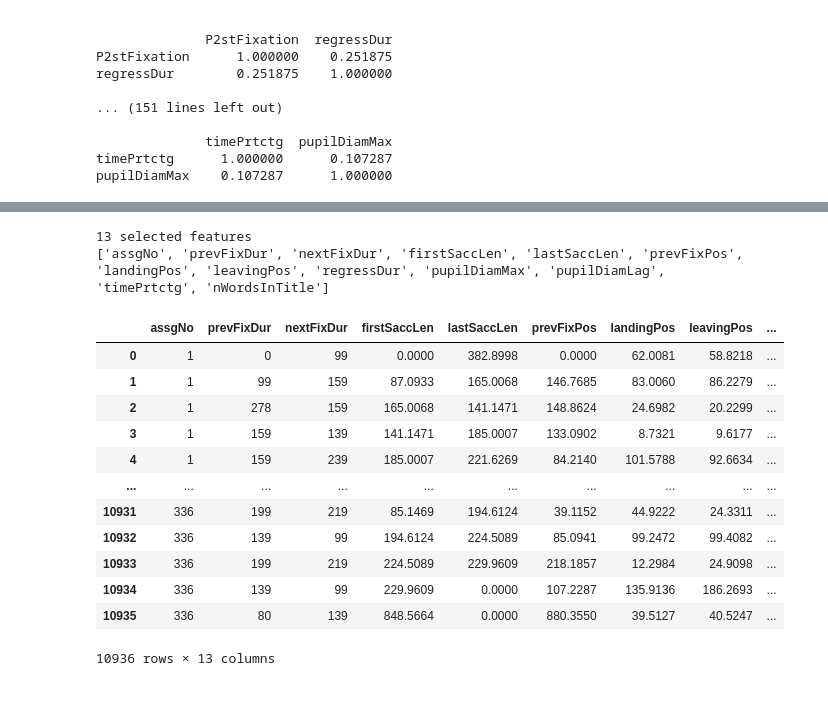
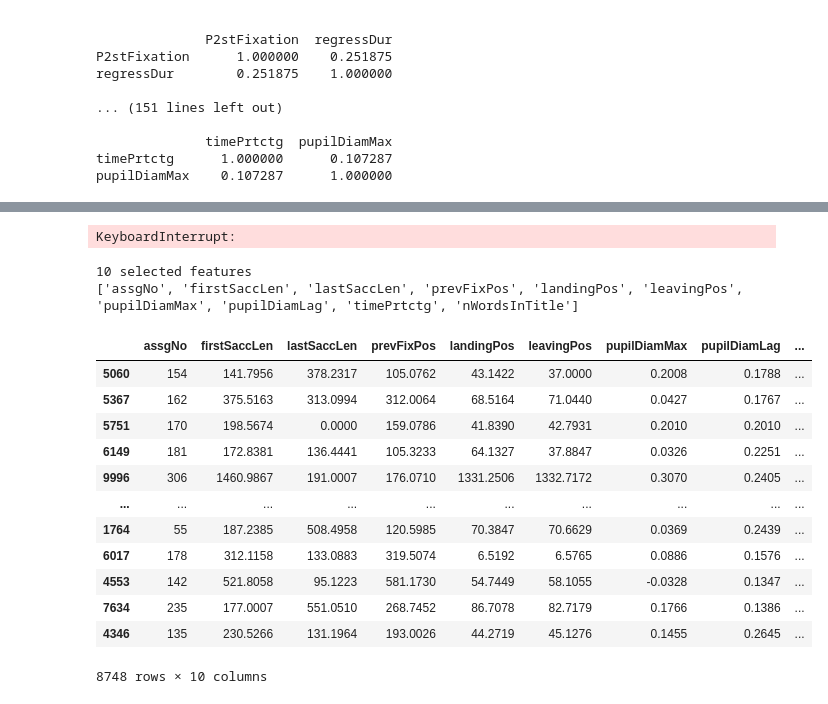
Before and after one commit to adiv413/eye-movement-classifier, a Jupyter notebook: data_preprocessing.ipynb, the cells around one changed output, grey strips where cells are left out. Cells and saved outputs as stored; diff of their text form; code cells hidden in the pictures.

Commit message:
Add ensemble models for testing

```diff
--- a/data_preprocessing.ipynb
+++ b/data_preprocessing.ipynb
@@ -216,9 +217,9 @@ support = selector.get_support()
 best_features = x.loc[:,support].columns.tolist()
 print(str(len(best_features)), 'selected features')
 print(best_features)
-df_preprocessed_lasso = df2
+df_preprocessed_lasso = x
 
-for i in df2.columns:
+for i in x.columns:
     if i not in best_features:
         df_preprocessed_lasso = df_preprocessed_lasso.drop(columns=[i,], axis=1)
 
@@ -242,35 +243,63 @@ df_preprocessed_lasso
+# %%
+# perform attribute selection with RFECV + random forests
+# RFE (Recursive Feature Elimination) feeds the data to a model, evaluates the performance for each attribute
+# and deletes attributes which don't perform well enough
+from sklearn.ensemble import GradientBoostingClassifier
+
+rfe = RFECV(estimator=GradientBoostingClassifier(n_estimators=100), min_features_to_select=6, step=2)
+fit = rfe.fit(x, y)
+best_features = []
+print(len(fit.support_))
+print(len(x.columns))
+for i in range(len(fit.support_)):
+    if fit.support_[i]:
+        best_features.append(x.columns[i])
+
+print(best_features)
+df_preprocessed_gb = x
+
+for i in x.columns:
+    if i not in best_features:
+        df_preprocessed_gb = df_preprocessed_gb.drop(columns=[i,], axis=1)
+
+df_preprocessed_gb
+# %% [output]
+KeyboardInterrupt:
 # %%
-from sklearn.ensemble import RandomForestClassifier
+from lightgbm import LGBMClassifier
 
-selector = SelectFromModel(RandomForestClassifier(n_estimators=100))
+lgbc = LGBMClassifier(n_estimators=500, learning_rate=0.05, num_leaves=32, colsample_bytree=0.2,
+            reg_alpha=3, reg_lambda=1, min_split_gain=0.01, min_child_weight=40)
+
+selector = SelectFromModel(lgbc)
 selector.fit(x, y)
 
 
 support = selector.get_support()
 best_features = x.loc[:,support].columns.tolist()
 print(str(len(best_features)), 'selected features')
 print(best_features)
 
-df_preprocessed_randomforest = df2
+df_preprocessed_lgbm = x
 
-for i in df2.columns:
+for i in x.columns:
     if i not in best_features:
-        df_preprocessed_randomforest = df_preprocessed_randomforest.drop(columns=[i,], axis=1)
+        df_preprocessed_lgbm = df_preprocessed_lgbm.drop(columns=[i,], axis=1)
 
-df_preprocessed_randomforest
+df_preprocessed_lgbm
 # %% [output]
-13 selected features
-['assgNo', 'prevFixDur', 'nextFixDur', 'firstSaccLen', 'lastSaccLen', 'prevFixPos', 'landingPos', 'leavingPos', 'regressDur', 'pupilDiamMax', 'pupilDiamLag', 'timePrtctg', 'nWordsInTitle']
+10 selected features
+['assgNo', 'firstSaccLen', 'lastSaccLen', 'prevFixPos', 'landingPos', 'leavingPos', 'pupilDiamMax', 'pupilDiamLag', 'timePrtctg', 'nWordsInTitle']
-|  | assgNo | prevFixDur | nextFixDur | firstSaccLen | lastSaccLen | prevFixPos | landingPos | leavingPos | ... |
-| 0 | 1 | 0 | 99 | 0.0000 | 382.8998 | 0.0000 | 62.0081 | 58.8218 | ... |
-| 1 | 1 | 99 | 159 | 87.0933 | 165.0068 | 146.7685 | 83.0060 | 86.2279 | ... |
-| 2 | 1 | 278 | 159 | 165.0068 | 141.1471 | 148.8624 | 24.6982 | 20.2299 | ... |
-| 3 | 1 | 159 | 139 | 141.1471 | 185.0007 | 133.0902 | 8.7321 | 9.6177 | ... |
-| 4 | 1 | 159 | 239 | 185.0007 | 221.6269 | 84.2140 | 101.5788 | 92.6634 | ... |
+|  | assgNo | firstSaccLen | lastSaccLen | prevFixPos | landingPos | leavingPos | pupilDiamMax | pupilDiamLag | ... |
+| 5060 | 154 | 141.7956 | 378.2317 | 105.0762 | 43.1422 | 37.0000 | 0.2008 | 0.1788 | ... |
+| 5367 | 162 | 375.5163 | 313.0994 | 312.0064 | 68.5164 | 71.0440 | 0.0427 | 0.1767 | ... |
+| 5751 | 170 | 198.5674 | 0.0000 | 159.0786 | 41.8390 | 42.7931 | 0.2010 | 0.2010 | ... |
+| 6149 | 181 | 172.8381 | 136.4441 | 105.3233 | 64.1327 | 37.8847 | 0.0326 | 0.2251 | ... |
+| 9996 | 306 | 1460.9867 | 191.0007 | 176.0710 | 1331.2506 | 1332.7172 | 0.3070 | 0.2405 | ... |
 | ... | ... | ... | ... | ... | ... | ... | ... | ... | ... |
-| 10931 | 336 | 199 | 219 | 85.1469 | 194.6124 | 39.1152 | 44.9222 | 24.3311 | ... |
-| 10932 | 336 | 139 | 99 | 194.6124 | 224.5089 | 85.0941 | 99.2472 | 99.4082 | ... |
-| 10933 | 336 | 199 | 219 | 224.5089 | 229.9609 | 218.1857 | 12.2984 | 24.9098 | ... |
-| 10934 | 336 | 139 | 99 | 229.9609 | 0.0000 | 107.2287 | 135.9136 | 186.2693 | ... |
-| 10935 | 336 | 80 | 139 | 848.5664 | 0.0000 | 880.3550 | 39.5127 | 40.5247 | ... |
+| 1764 | 55 | 187.2385 | 508.4958 | 120.5985 | 70.3847 | 70.6629 | 0.0369 | 0.2439 | ... |
+| 6017 | 178 | 312.1158 | 133.0883 | 319.5074 | 6.5192 | 6.5765 | 0.0886 | 0.1576 | ... |
+| 4553 | 142 | 521.8058 | 95.1223 | 581.1730 | 54.7449 | 58.1055 | -0.0328 | 0.1347 | ... |
+| 7634 | 235 | 177.0007 | 551.0510 | 268.7452 | 86.7078 | 82.7179 | 0.1766 | 0.1386 | ... |
+| 4346 | 135 | 230.5266 | 131.1964 | 193.0026 | 44.2719 | 45.1276 | 0.1455 | 0.2645 | ... |
-10936 rows × 13 columns
+8748 rows × 10 columns
```
Also changed, not shown: parts of 8 cells of this notebook.
